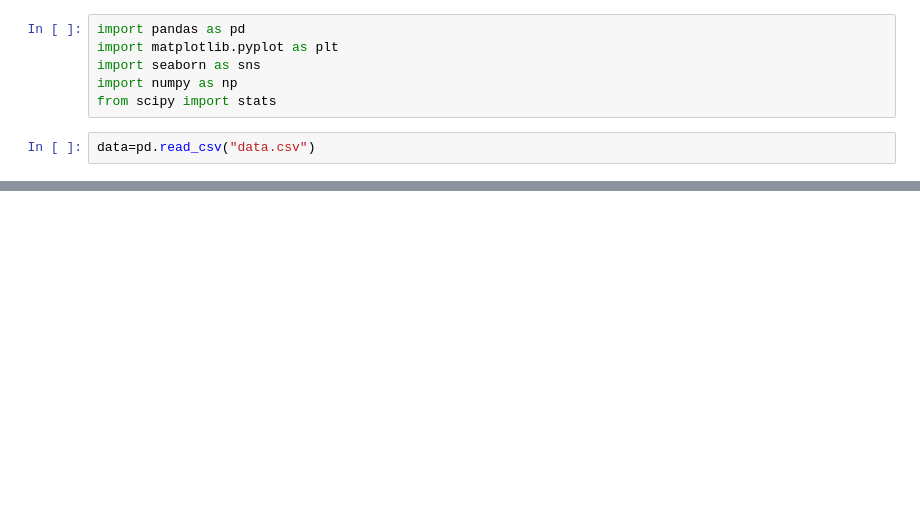
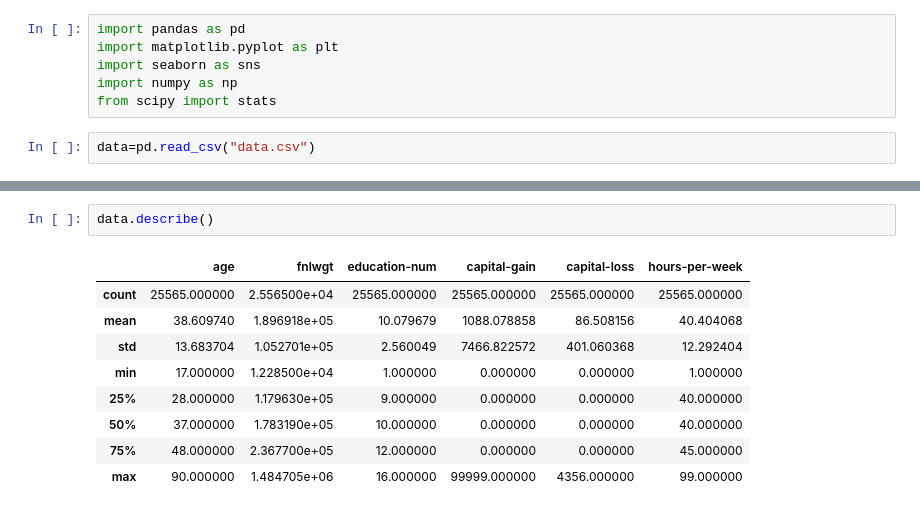
Before and after one commit to maximarbuzov/maxim, a Jupyter notebook: Untitled11.ipynb, the cells around one changed output, grey strips where cells are left out. Saved outputs shown, nothing was run; the diff lists cells and outputs as text; blank space fills up the shorter version.

```diff
--- a/Untitled11.ipynb
+++ b/Untitled11.ipynb
@@ -26,0 +47,12 @@ data
+# %%
+data.describe()
+# %% [output]
+|  | age | fnlwgt | education-num | capital-gain | capital-loss | hours-per-week |
+| count | 25565.000000 | 2.556500e+04 | 25565.000000 | 25565.000000 | 25565.000000 | 25565.000000 |
+| mean | 38.609740 | 1.896918e+05 | 10.079679 | 1088.078858 | 86.508156 | 40.404068 |
+| std | 13.683704 | 1.052701e+05 | 2.560049 | 7466.822572 | 401.060368 | 12.292404 |
+| min | 17.000000 | 1.228500e+04 | 1.000000 | 0.000000 | 0.000000 | 1.000000 |
+| 25% | 28.000000 | 1.179630e+05 | 9.000000 | 0.000000 | 0.000000 | 40.000000 |
+| 50% | 37.000000 | 1.783190e+05 | 10.000000 | 0.000000 | 0.000000 | 40.000000 |
+| 75% | 48.000000 | 2.367700e+05 | 12.000000 | 0.000000 | 0.000000 | 45.000000 |
+| max | 90.000000 | 1.484705e+06 | 16.000000 | 99999.000000 | 4356.000000 | 99.000000 |
```
Also changed, not shown: parts of 2 cells of this notebook.
